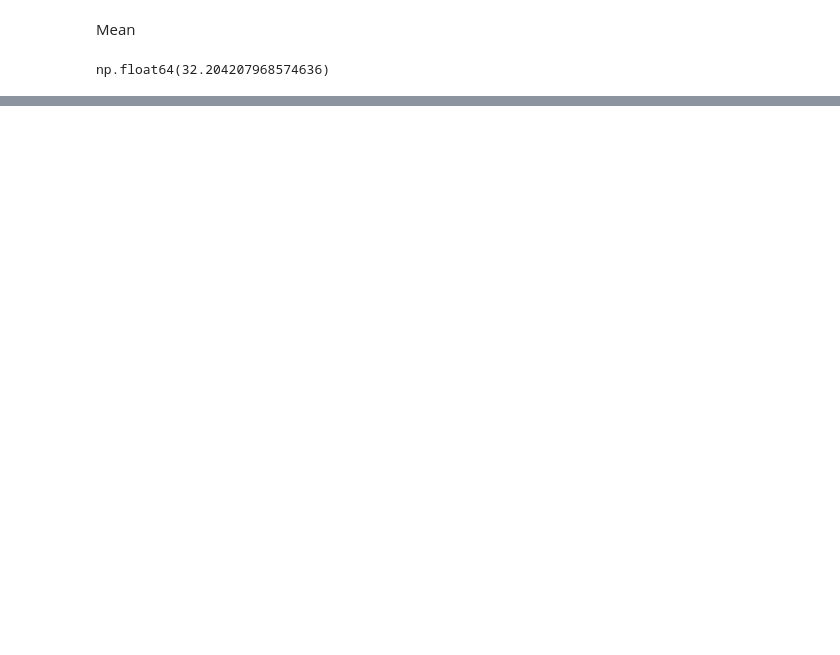
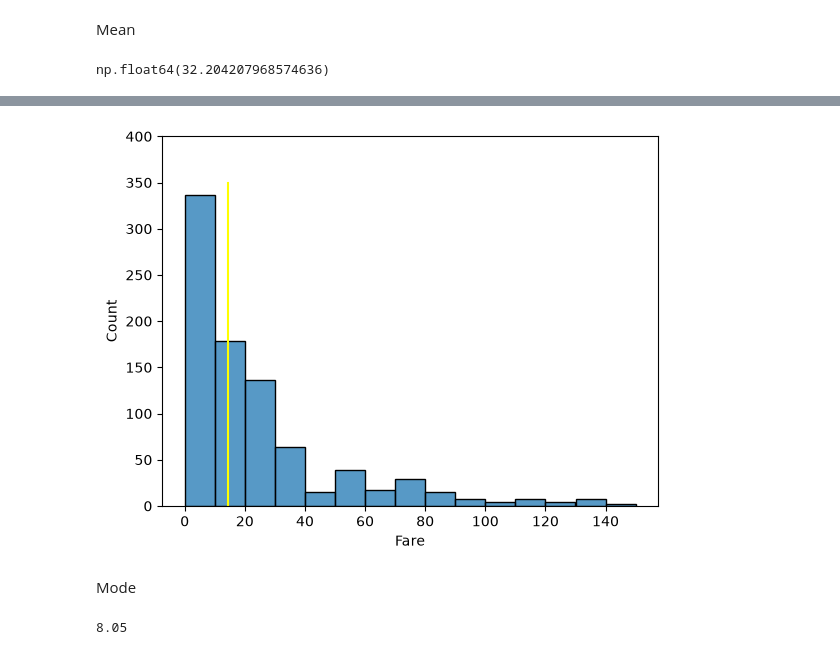
Before and after one commit to sagarhpoojary11/Placement-Training, a Jupyter notebook: Statistics for Data Science/Phase1_central_tendency.ipynb, the cells around one changed output, grey strips where cells are left out. Cells and saved outputs as stored; diff of their text form; code cells hidden in the pictures; blank space fills up the shorter version.

```diff
--- a/Statistics for Data Science/Phase1_central_tendency.ipynb
+++ b/Statistics for Data Science/Phase1_central_tendency.ipynb
@@ -35,0 +45,15 @@ plt.show()
+# %%
+sns.histplot(x=titanicdf['Fare'],data=titanicdf,bins=[i for i in range(0,151,10)])
+plt.plot([medianVal for i in range(0,351)],[i for i in range(0,351)],c='yellow')
+plt.ylim(0,400)
+plt.show()
+# %% [output]
+[figure, added]
+# %% [markdown]
+Mode
+# %%
+import statistics as st
+modeVal=st.mode(titanicdf['Fare'])
+modeVal
+# %% [output]
+8.05
```
Also changed, not shown: parts of 9 cells of this notebook, 3 other files.
